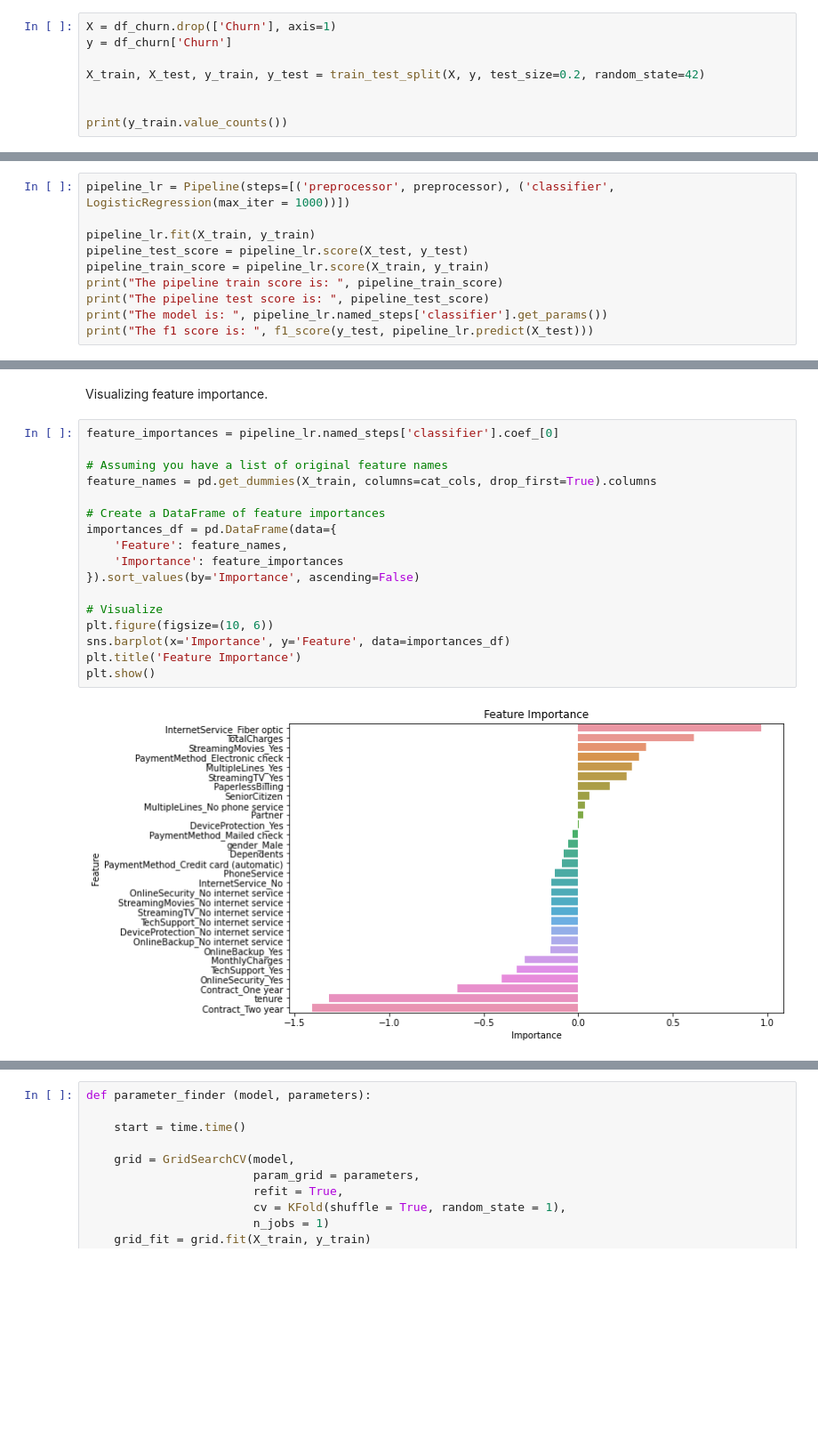
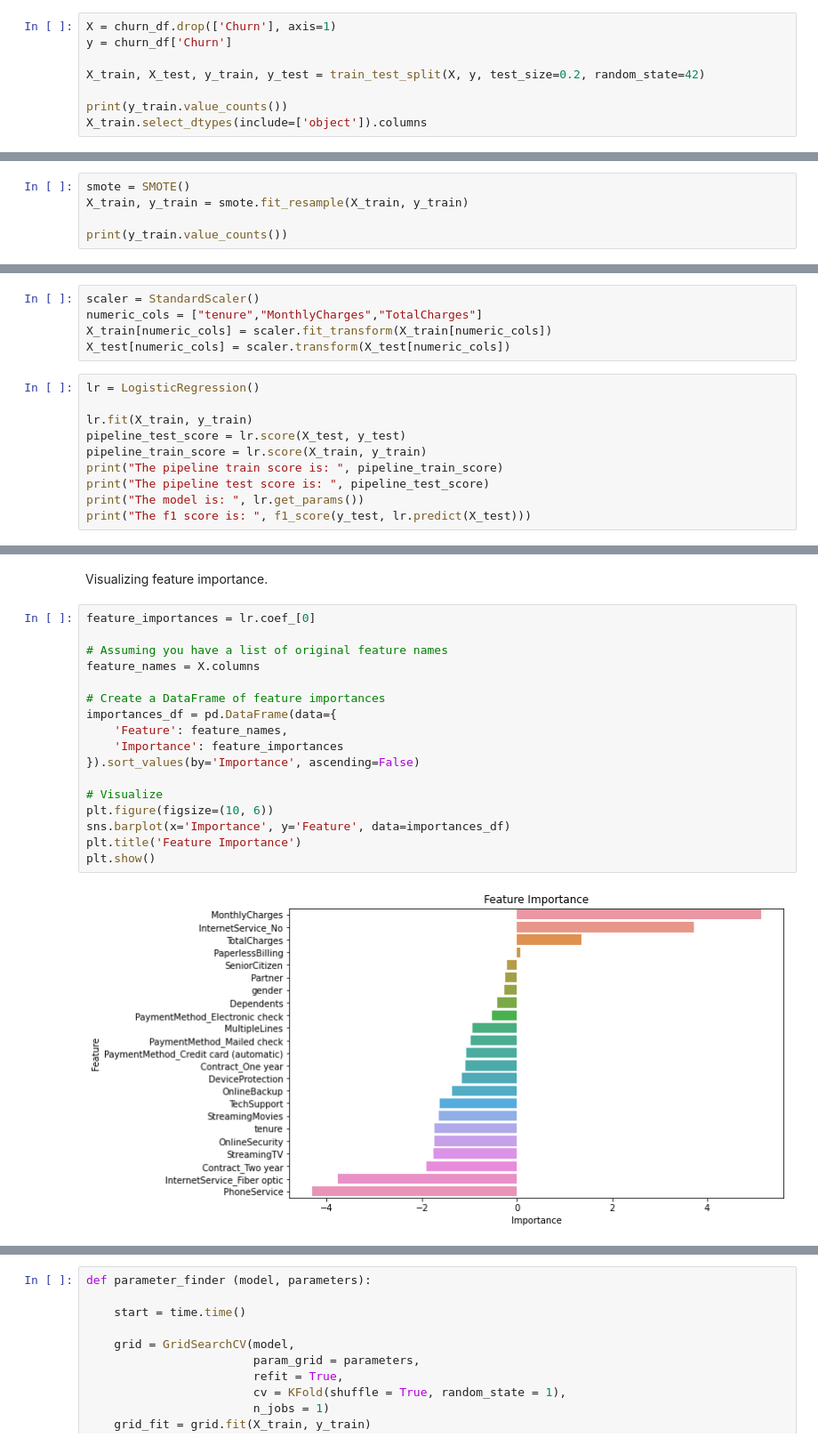
Before and after one commit to DavidM199/MLE_Portfolio_Project, a Jupyter notebook: portfolio_project.ipynb, the cells around one changed output, grey strips where cells are left out. Shown at 89% size. Drawn from its saved outputs; the diff is of its cells as text; blank space fills up the shorter version.

Commit message:
changes the approach, pipelines are unnecessary

```diff
--- a/portfolio_project.ipynb
+++ b/portfolio_project.ipynb
@@ -115,11 +161,11 @@ Nice! Now I can do the train-test split and the transformation of the TotalCharg
 # %%
-X = df_churn.drop(['Churn'], axis=1)
-y = df_churn['Churn']
+X = churn_df.drop(['Churn'], axis=1)
+y = churn_df['Churn']
 
 X_train, X_test, y_train, y_test = train_test_split(X, y, test_size=0.2, random_state=42)
 
-
 print(y_train.value_counts())
+X_train.select_dtypes(include=['object']).columns
 # %% [output]
 0    4138
 1    1496
@@ -139,0 +174,5 @@ preprocessor = ColumnTransformer(transformers=[('num', num_transformer, num_cols
+# %%
+smote = SMOTE()
+X_train, y_train = smote.fit_resample(X_train, y_train)
+
+print(y_train.value_counts())
@@ -142,13 +185,18 @@ With this ready, I am able to implement the models that I will be using for this
 
 First I will check the accuracy of the pipeline for logistic regression without tuning.
+# %%
+scaler = StandardScaler()
+numeric_cols = ["tenure","MonthlyCharges","TotalCharges"]
+X_train[numeric_cols] = scaler.fit_transform(X_train[numeric_cols])
+X_test[numeric_cols] = scaler.transform(X_test[numeric_cols])
 # %%
-pipeline_lr = Pipeline(steps=[('preprocessor', preprocessor), ('classifier', LogisticRegression(max_iter = 1000))])
+lr = LogisticRegression()
 
-pipeline_lr.fit(X_train, y_train)
-pipeline_test_score = pipeline_lr.score(X_test, y_test)
-pipeline_train_score = pipeline_lr.score(X_train, y_train)
+lr.fit(X_train, y_train)
+pipeline_test_score = lr.score(X_test, y_test)
+pipeline_train_score = lr.score(X_train, y_train)
 print("The pipeline train score is: ", pipeline_train_score)
 print("The pipeline test score is: ", pipeline_test_score)
-print("The model is: ", pipeline_lr.named_steps['classifier'].get_params())
-print("The f1 score is: ", f1_score(y_test, pipeline_lr.predict(X_test)))
+print("The model is: ", lr.get_params())
+print("The f1 score is: ", f1_score(y_test, lr.predict(X_test)))
 # %% [output]
@@ -159,21 +207,21 @@ The f1 score is:  0.6409155937052933
 # %% [markdown]
 Visualizing feature importance.
 # %%
-feature_importances = pipeline_lr.named_steps['classifier'].coef_[0]
+feature_importances = lr.coef_[0]
 
 # Assuming you have a list of original feature names
-feature_names = pd.get_dummies(X_train, columns=cat_cols, drop_first=True).columns
+feature_names = X.columns
 
 # Create a DataFrame of feature importances
 importances_df = pd.DataFrame(data={
     'Feature': feature_names,
     'Importance': feature_importances
 }).sort_values(by='Importance', ascending=False)
 
 # Visualize
 plt.figure(figsize=(10, 6))
 sns.barplot(x='Importance', y='Feature', data=importances_df)
 plt.title('Feature Importance')
 plt.show()
 # %% [output]
-[figure, old version]
+[figure, new version]
```
Also changed, not shown: parts of 24 cells of this notebook.
